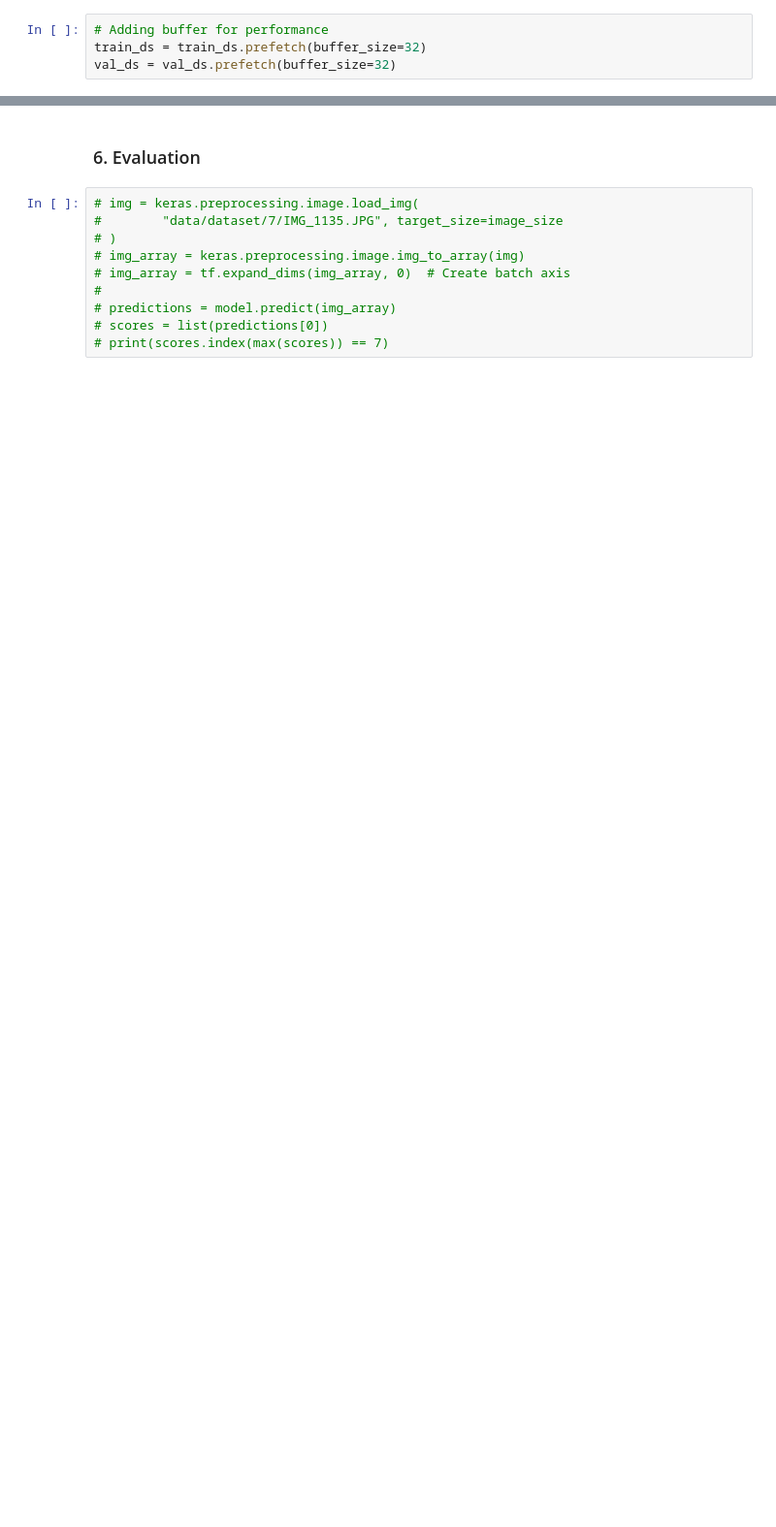
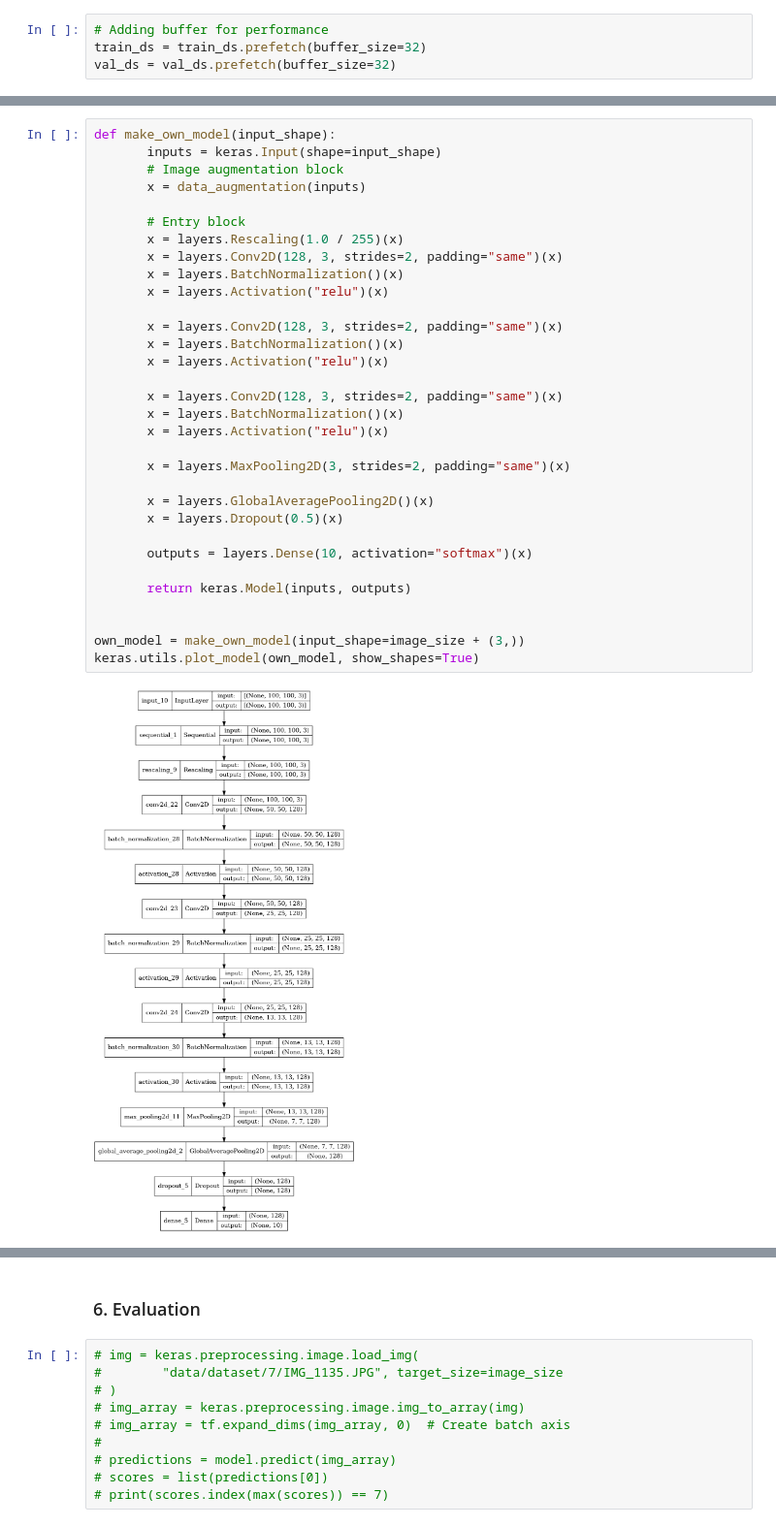
Before and after one commit to m-dziuba/CV-Project---Sign-Language-Digits-Recognition-, a Jupyter notebook: cv_project.ipynb, the cells around one changed output, grey strips where cells are left out. Shown at 97% size. Cells and saved outputs as stored; diff of their text form; blank space fills up the shorter version.

```diff
--- a/cv_project.ipynb
+++ b/cv_project.ipynb
@@ -128,0 +139,34 @@ val_ds = val_ds.prefetch(buffer_size=32)
+# %%
+def make_own_model(input_shape):
+       inputs = keras.Input(shape=input_shape)
+       # Image augmentation block
+       x = data_augmentation(inputs)
+
+       # Entry block
+       x = layers.Rescaling(1.0 / 255)(x)
+       x = layers.Conv2D(128, 3, strides=2, padding="same")(x)
+       x = layers.BatchNormalization()(x)
+       x = layers.Activation("relu")(x)
+
+       x = layers.Conv2D(128, 3, strides=2, padding="same")(x)
+       x = layers.BatchNormalization()(x)
+       x = layers.Activation("relu")(x)
+
+       x = layers.Conv2D(128, 3, strides=2, padding="same")(x)
+       x = layers.BatchNormalization()(x)
+       x = layers.Activation("relu")(x)
+
+       x = layers.MaxPooling2D(3, strides=2, padding="same")(x)
+
+       x = layers.GlobalAveragePooling2D()(x)
+       x = layers.Dropout(0.5)(x)
+
+       outputs = layers.Dense(10, activation="softmax")(x)
+
+       return keras.Model(inputs, outputs)
+
+
+own_model = make_own_model(input_shape=image_size + (3,))
+keras.utils.plot_model(own_model, show_shapes=True)
+# %% [output]
+[figure, added]
```
Also changed, not shown: parts of 19 cells of this notebook, 1 other file.
